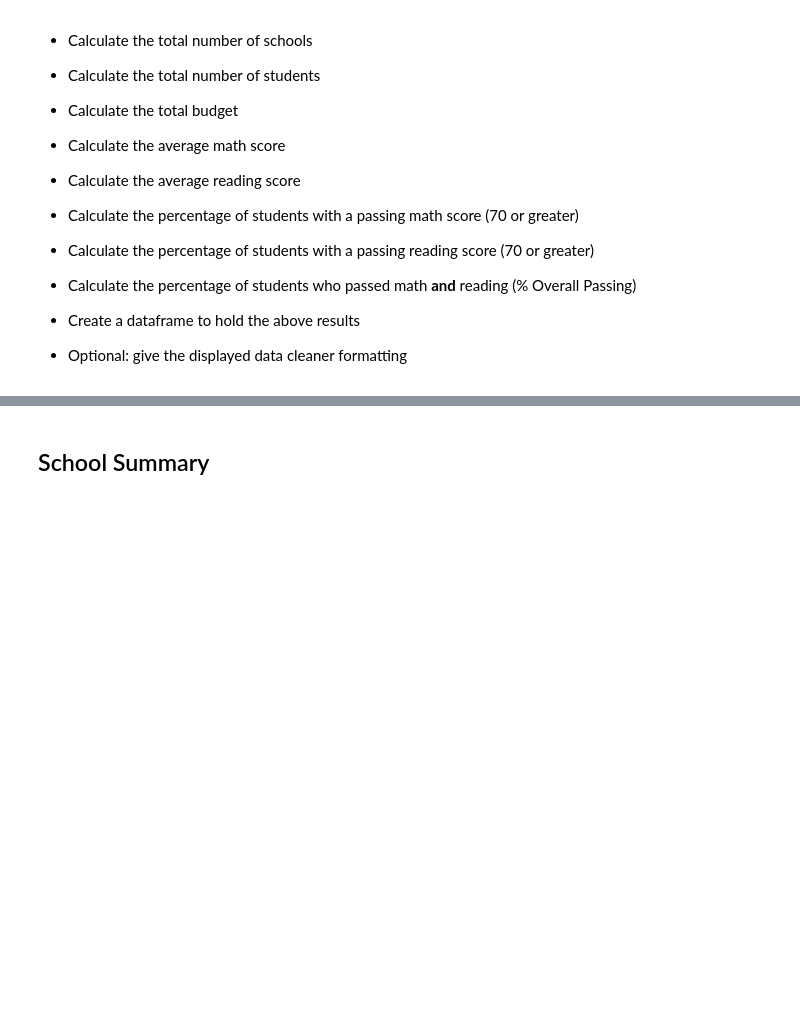
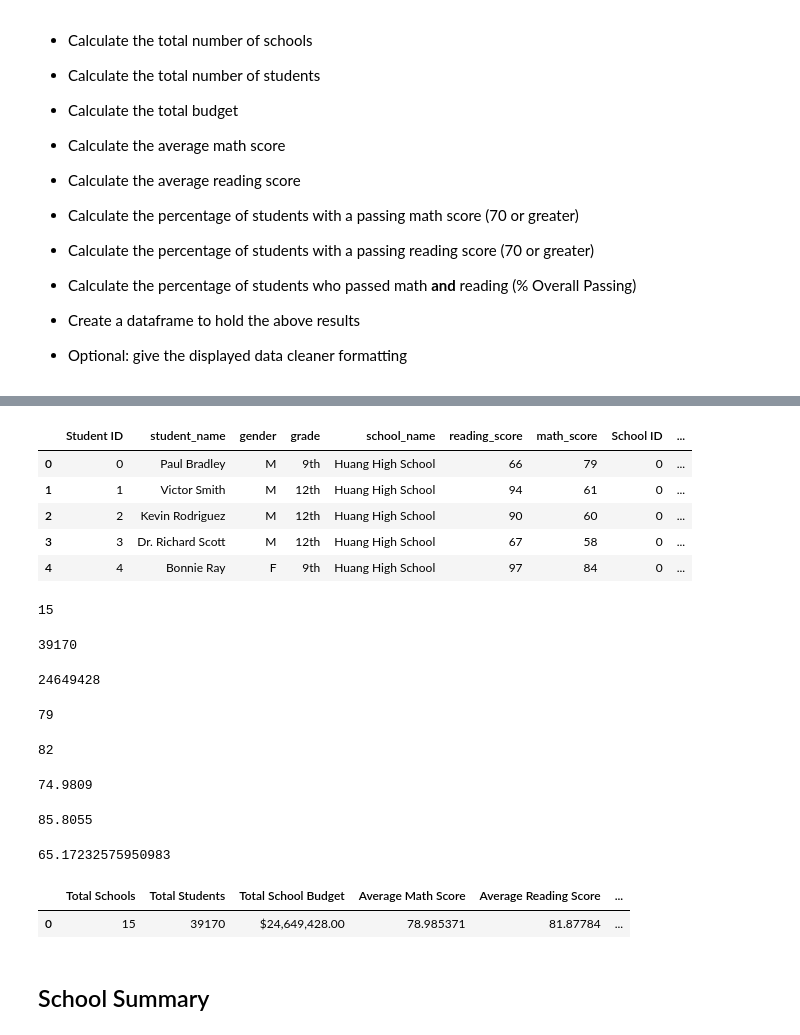
Before and after one commit to mema8/pandas-challenge, a Jupyter notebook: PyCitySchools/PyCitySchools_starter.ipynb, the cells around one changed output, grey strips where cells are left out. Cells and saved outputs as stored; diff of their text form; code cells hidden in the pictures; blank space fills up the shorter version.

```diff
--- a/PyCitySchools/PyCitySchools_starter.ipynb
+++ b/PyCitySchools/PyCitySchools_starter.ipynb
@@ -82,3 +33,76 @@ NameError: name 'percentage_students_passed_math' is not defined
+# %%
+school_data = pd.read_csv(school_data_to_load)
+student_data = pd.read_csv(student_data_to_load)
+
+# Combine the data into a single dataset.
+school_data_complete = pd.merge(student_data, school_data, how="left", on=["school_name"])
+school_data_complete.head()
+# %% [output]
+|  | Student ID | student_name | gender | grade | school_name | reading_score | math_score | School ID | ... |
+| 0 | 0 | Paul Bradley | M | 9th | Huang High School | 66 | 79 | 0 | ... |
+| 1 | 1 | Victor Smith | M | 12th | Huang High School | 94 | 61 | 0 | ... |
+| 2 | 2 | Kevin Rodriguez | M | 12th | Huang High School | 90 | 60 | 0 | ... |
+| 3 | 3 | Dr. Richard Scott | M | 12th | Huang High School | 67 | 58 | 0 | ... |
+| 4 | 4 | Bonnie Ray | F | 9th | Huang High School | 97 | 84 | 0 | ... |
+# %%
+total_schools = len(school_data_complete["school_name"].unique())
+total_schools
+# %% [output]
+15
+# %%
+total_students = school_data_complete["student_name"].count()
+total_students
+# %% [output]
+39170
+# %%
+total_school_budget = school_data["budget"].sum()
+total_school_budget
+# %% [output]
+24649428
+# %%
+average_math_school = school_data_complete["math_score"].mean()
+round(average_math_school)
+# %% [output]
+79
+# %%
+average_read_school = school_data_complete["reading_score"].mean()
+round(average_read_school)
+# %% [output]
+82
+# %%
+percent_math_score = round(((school_data_complete["math_score"] >= 70).mean()) * 100, 4)
+percent_math_score
+# %% [output]
+74.9809
+# %%
+percent_reading_score = round(((school_data_complete["reading_score"] >= 70).mean()) * 100, 4)
+percent_reading_score
+# %% [output]
+85.8055
+# %%
+math_reading = student_data[(student_data["math_score"]>=70) & (student_data["reading_score"]>=70)]
+student_math_reading = math_reading["student_name"].count()
+
+percent_math_reading = student_math_reading/total_students * 100
+percent_math_reading
+# %% [output]
+65.17232575950983
+# %%
+school_summary = pd.DataFrame({
+    "Total Schools": [total_schools],
+    "Total Students": total_students,
+    "Total School Budget": total_school_budget,
+    "Average Math Score": average_math_school,
+    "Average Reading Score": average_read_school,
+    "Percentage of Students passing Math": percent_math_score,
+    "Percentage of Students passing Reading": percent_reading_score,
+    "Percentage of Students passing Math & Reading": percent_math_reading
+})
+school_summary['Total School Budget'] = school_summary['Total School Budget'].map("${:,.2f}".format)
+school_summary
+# %% [output]
+|  | Total Schools | Total Students | Total School Budget | Average Math Score | Average Reading Score | ... |
+| 0 | 15 | 39170 | $24,649,428.00 | 78.985371 | 81.87784 | ... |
 # %% [markdown]
 ## School Summary
 # %% [markdown]
```
Also changed, not shown: parts of 26 cells of this notebook.
